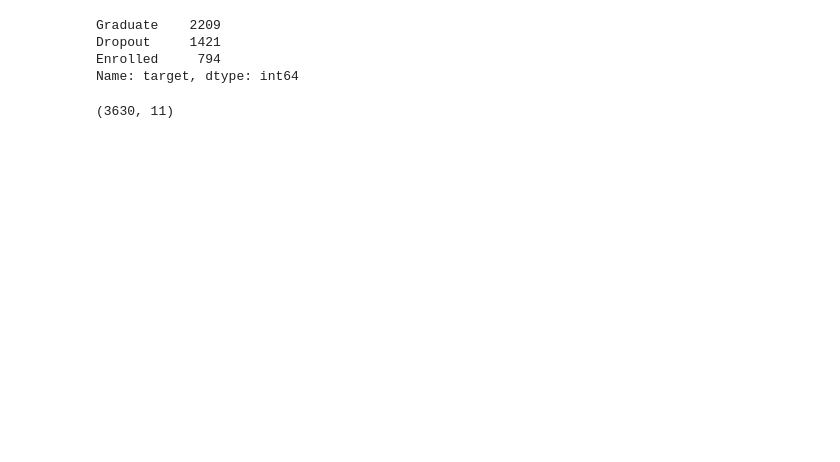
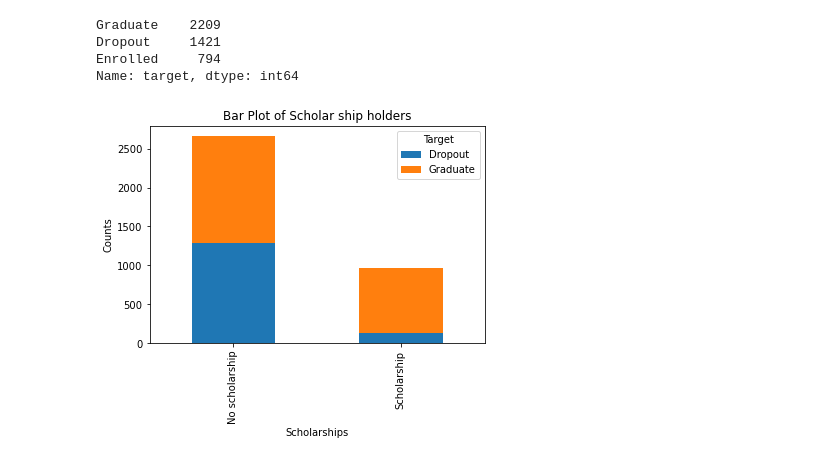
Before and after one commit to josecastillofl/Capstone_students_dropout_prediction, a Jupyter notebook: EDA.ipynb, the cells around one changed output. Saved outputs shown, nothing was run; the diff lists cells and outputs as text; code cells hidden in the pictures; blank space fills up the shorter version.

```diff
--- a/EDA.ipynb
+++ b/EDA.ipynb
@@ -23,8 +23,20 @@ Dropout     1421
 Enrolled     794
 Name: target, dtype: int64
 # %%
-df = df[df['target'] != "Enrolled"]
+df_clean = df[df['target'] != "Enrolled"]
-# %%
-df.shape
-# %% [output]
-(3630, 11)
+# %%
+df_clean['displaced'] = df_clean['displaced'].apply(lambda x: "Displaced" if x == 1 else "Not displaced")
+df_clean['debtor'] = df_clean['debtor'].apply(lambda x: "Debtor" if x == 1 else "No debt")
+df_clean['tuition fees up to date'] = df_clean['tuition fees up to date'].apply(lambda x: "Behind payments" if x == 1 else "Up-to-date payments")
+df_clean['scholarship holder'] = df_clean['scholarship holder'].apply(lambda x: "Scholarship" if x == 1 else "No scholarship")
+# %%
+counts = df_clean.groupby(['scholarship holder', 'target']).size().reset_index(name='Counts')
+counts = counts.pivot(index='scholarship holder', columns='target', values='Counts')
+counts.plot.bar(stacked=True)
+plt.xlabel('Scholarships')
+plt.ylabel('Counts')
+plt.title('Bar Plot of Scholar ship holders')
+plt.legend(title='Target')
+plt.show()
+# %% [output]
+[figure, added]
```
Also changed, not shown: parts of 6 cells of this notebook, 1 other file.
